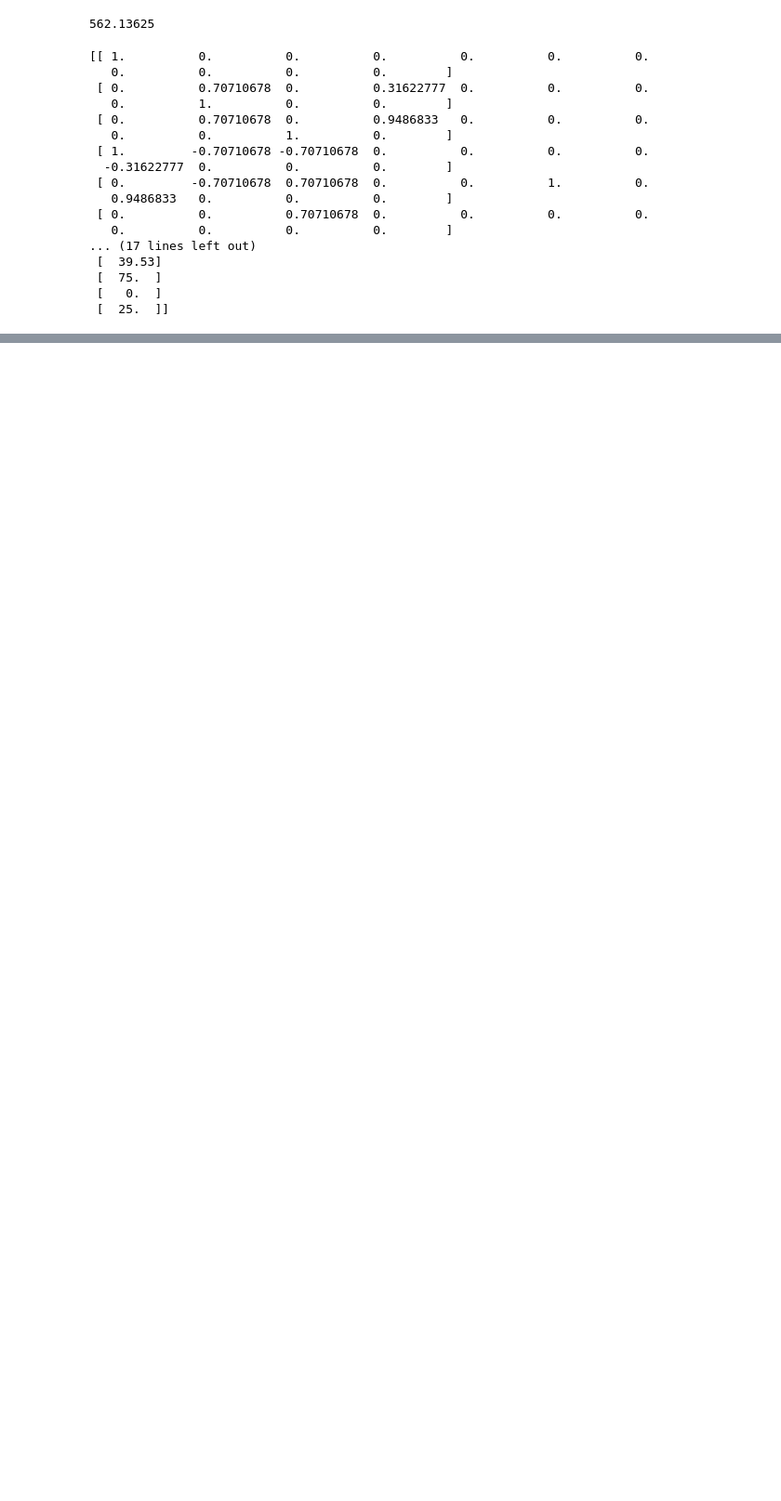
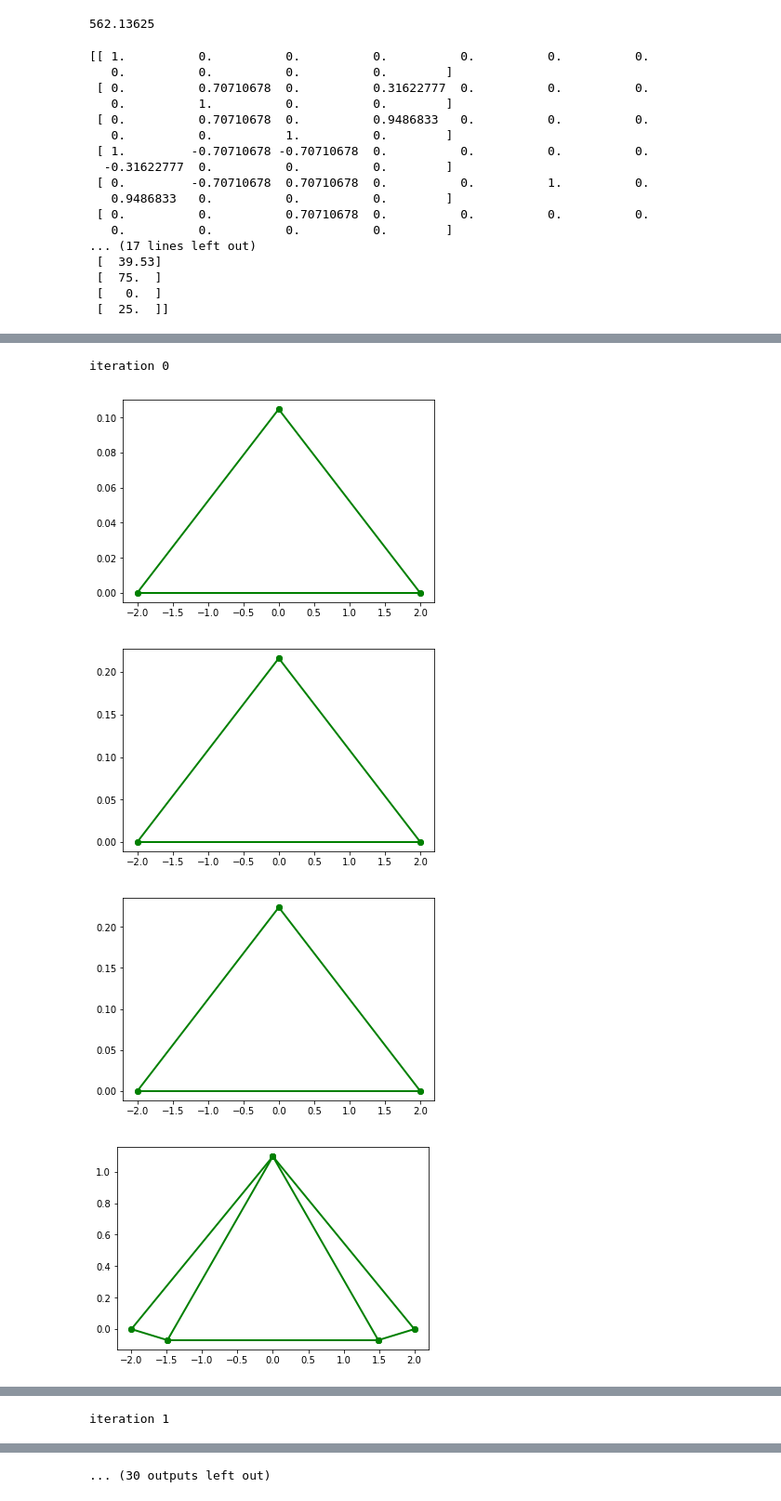
Before and after one commit to jclundy/truss_solver, a Jupyter notebook: Truss Solver.ipynb, the cells around one changed output, grey strips where cells are left out. Shown at 93% size. Saved outputs shown, nothing was run; the diff lists cells and outputs as text; code cells hidden in the pictures; blank space fills up the shorter version.

```diff
--- a/Truss Solver.ipynb
+++ b/Truss Solver.ipynb
@@ -467,20 +480,18 @@ class TrussGenerator:
                      self.dict_of_symmetric_joints,
                      self.reduced_joint_list)
 # %%
-# test truss generator
+# test generate_truss()
 width = 4
-max_height = 1
+max_height = 2
 min_height = 0
 min_edge_length = 0.5
+
 truss_generator = TrussGenerator(width, max_height, min_height, min_edge_length)
-joint_list = truss_generator.generate_nodes(8)
-#list_of_connections, connected_node_table, succesful = build_connections(list_of_joints, dict_of_symmetric_joints, center_joint_id, pin_joint_id)
-for joint in joint_list:
+num_joints = 5
+truss = truss_generator.generate_truss(num_joints)
+for edge in truss.edgeList:
+    print(edge)
+
+for joint in truss.joints:
     print(joint.id, joint.x, joint.y)
-
-# test for build_connections function
-list_of_connections, connected_node_table, succesful = truss_generator.build_connections()
-print(succesful)
-#print("connections \n", list_of_connections)
-#print("table \n", connected_node_table)
 # %% [output]
@@ -509,4 +509,0 @@ connections
-# %%
-print(len(truss_generator.list_of_edges))
-for joint in truss_generator.joint_list:
-    print(joint.id, truss_generator.check_joint_forms_sufficient_triangles(joint.id))
@@ -582,8 +522,4 @@ def evaluate_fitness(truss, applied_force, member_strength):
     return fitness
-# %%
-# test fitness function
-fitness = evaluate_fitness(truss, -100, 490)
-print(fitness)
 # %%
 def calculate_dx_dy(r, theta):
     dx = r * np.cos(theta)
@@ -862,0 +1029,13 @@ for i in range(len(top_score_per_iteration)):
+# %%
+iteration = 0
+for top_n in top_n_trusses_per_iteration:
+    print("iteration", iteration)
+    for tup in top_n:
+        tup[0].draw_truss()
+    iteration+=1
+# %% [output]
+iteration 0
+[figure, added]
+[figure, added]
+[figure, added]
+[figure, added]
@@ -862,0 +1043 @@ for i in range(len(top_score_per_iteration)):
+iteration 1
@@ -862,0 +1049 @@ for i in range(len(top_score_per_iteration)):
+... (30 outputs left out)
```
Also changed, not shown: parts of 20 cells of this notebook.
